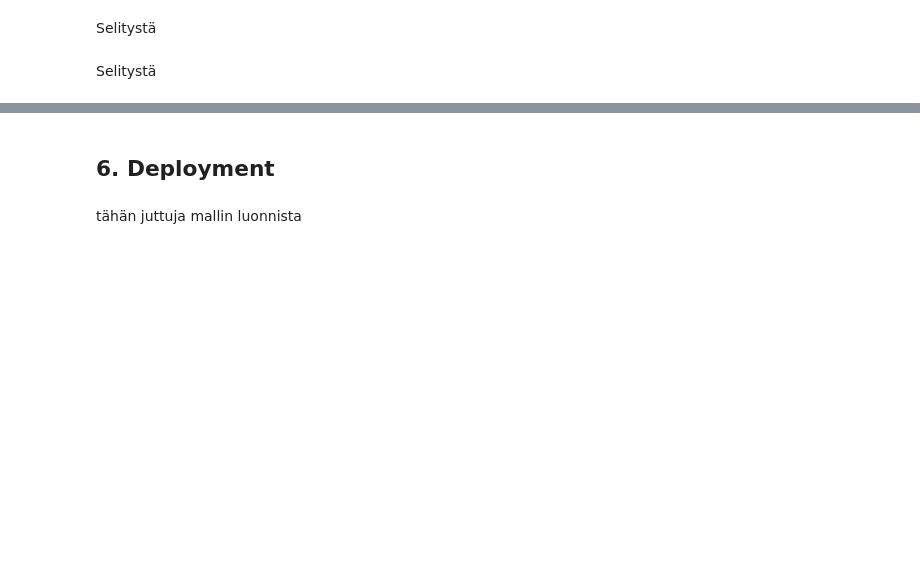
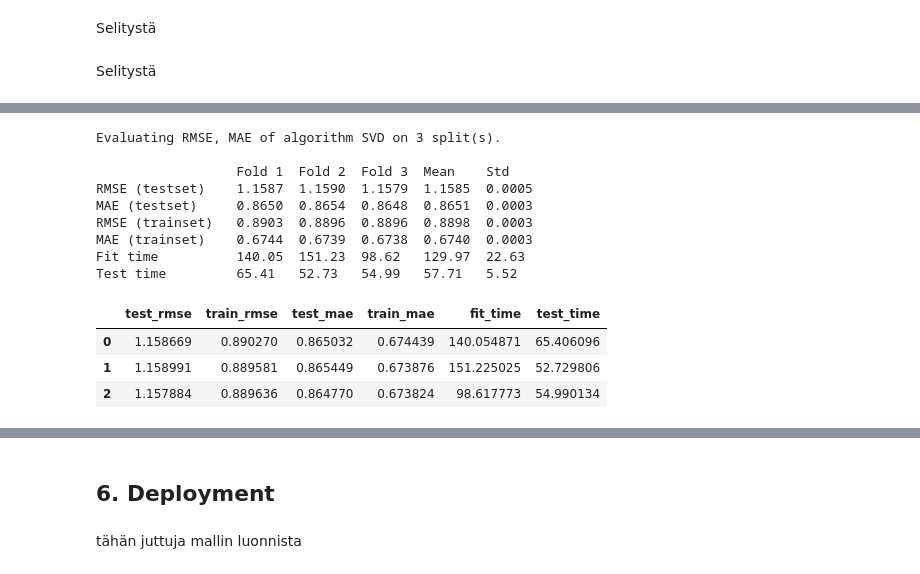
Before and after one commit to VilleSchulz/Machine-learning, a Jupyter notebook: Projekti/boardgamerecommender.ipynb, the cells around one changed output, grey strips where cells are left out. Saved outputs shown, nothing was run; the diff lists cells and outputs as text; code cells hidden in the pictures; blank space fills up the shorter version.

```diff
--- a/Projekti/boardgamerecommender.ipynb
+++ b/Projekti/boardgamerecommender.ipynb
@@ -418,4 +351,27 @@ Selitystä
 # %%
 from surprise.model_selection import cross_validate
 
-cross_validate(SVD(n_factors=50, random_state=666), data, measures=["RMSE", "MAE"], cv=3, return_train_measures=True, verbose=True)
+results = cross_validate(
+    SVD(n_factors=50, random_state=666),
+    data, measures=["RMSE", "MAE"],
+    cv=3,
+    return_train_measures=True,
+    verbose=True
+)
+
+results_df = pd.DataFrame(results)
+results_df
+# %% [output]
+Evaluating RMSE, MAE of algorithm SVD on 3 split(s).
+
+                  Fold 1  Fold 2  Fold 3  Mean    Std
+RMSE (testset)    1.1587  1.1590  1.1579  1.1585  0.0005
+MAE (testset)     0.8650  0.8654  0.8648  0.8651  0.0003
+RMSE (trainset)   0.8903  0.8896  0.8896  0.8898  0.0003
+MAE (trainset)    0.6744  0.6739  0.6738  0.6740  0.0003
+Fit time          140.05  151.23  98.62   129.97  22.63
+Test time         65.41   52.73   54.99   57.71   5.52
+|  | test_rmse | train_rmse | test_mae | train_mae | fit_time | test_time |
+| 0 | 1.158669 | 0.890270 | 0.865032 | 0.674439 | 140.054871 | 65.406096 |
+| 1 | 1.158991 | 0.889581 | 0.865449 | 0.673876 | 151.225025 | 52.729806 |
+| 2 | 1.157884 | 0.889636 | 0.864770 | 0.673824 | 98.617773 | 54.990134 |
```
Also changed, not shown: parts of 13 cells of this notebook.
